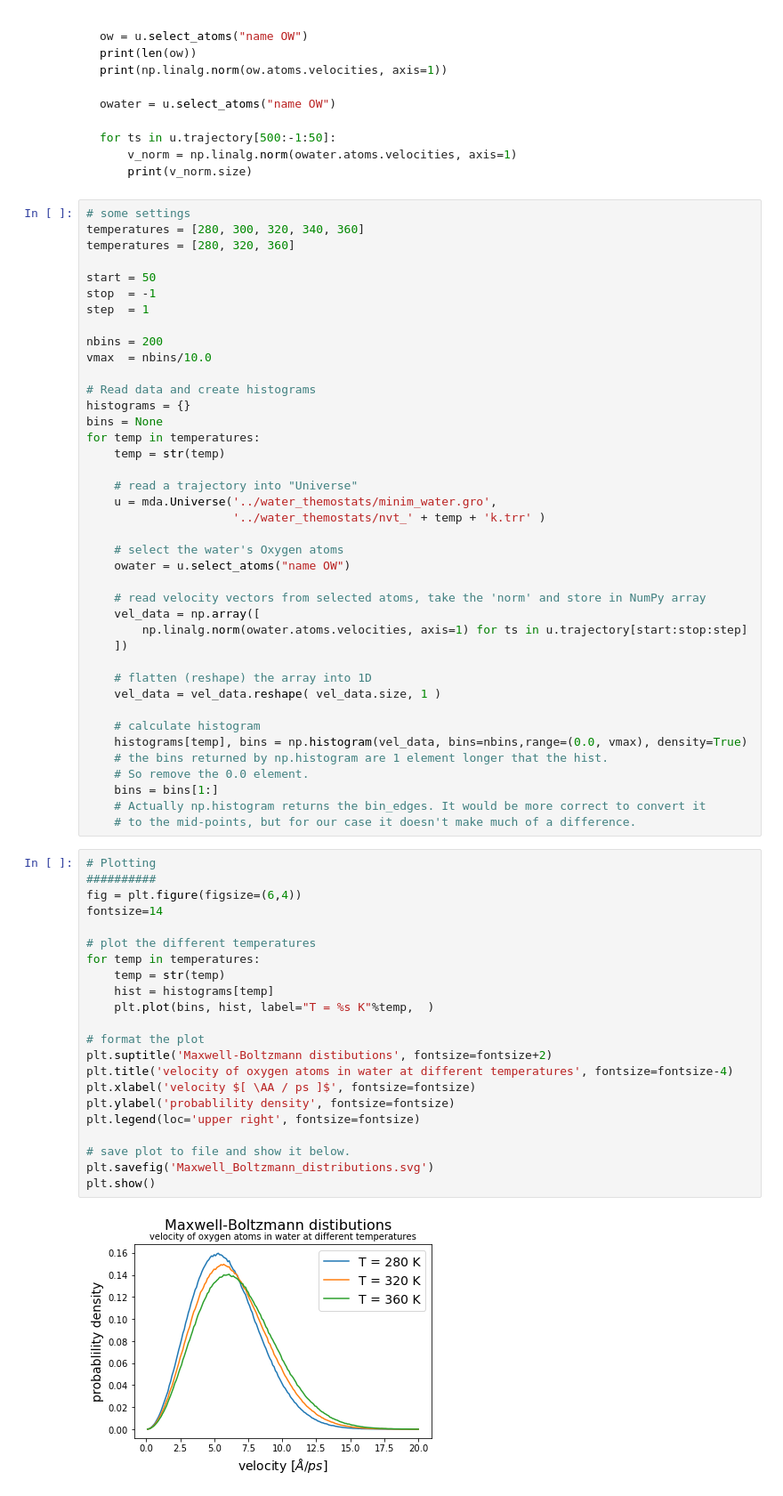
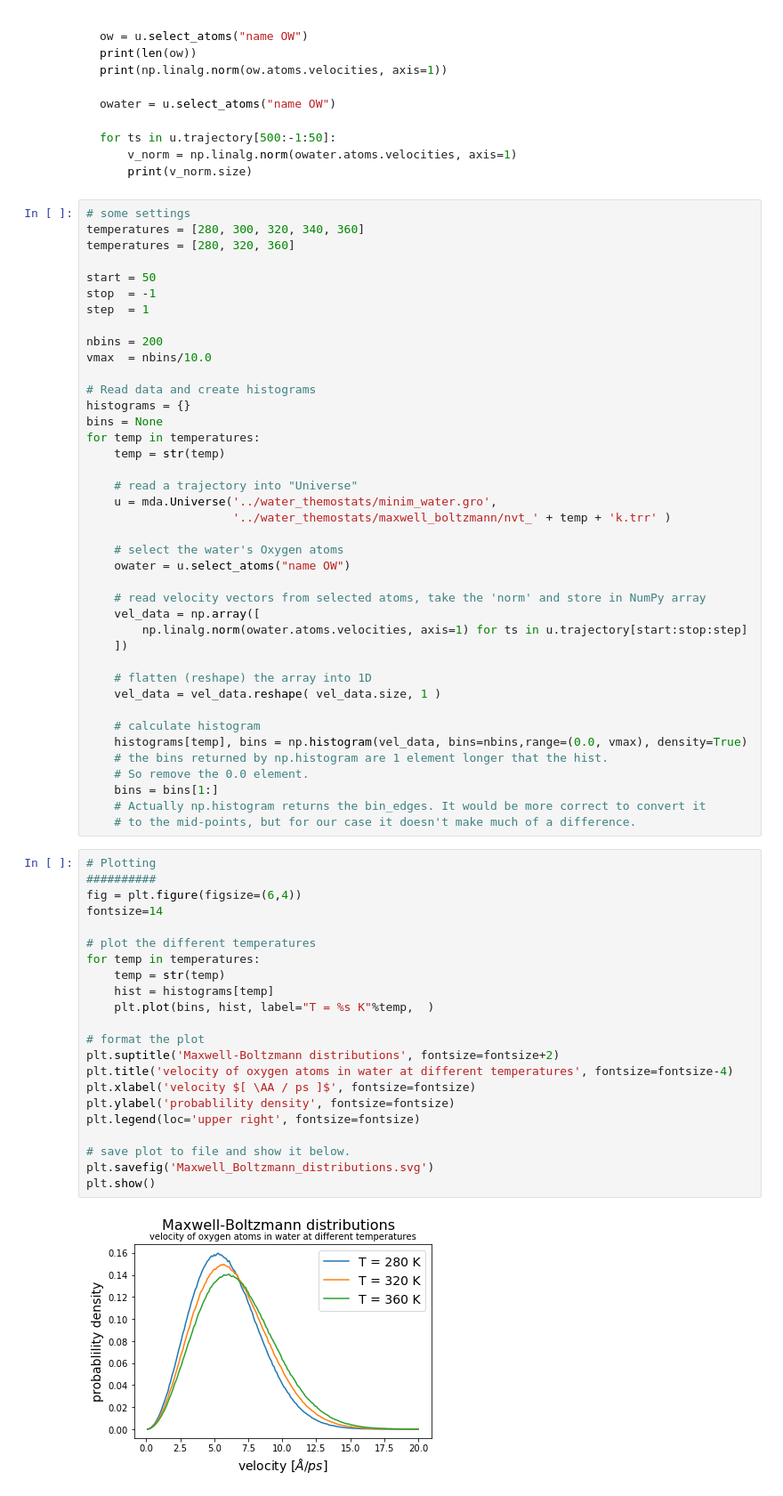
Before and after one commit to ComputeCanada/molmodsim-md-theory-lesson-novice, a Jupyter notebook: code/thermostats/Maxwell-Boltzmann-distributions.ipynb, the cells around one changed output. Shown: that part at 89% size. Cells and saved outputs as stored; diff of their text form.

Commit message:
fix typo in Maxwell-Blotzmann image

```diff
--- a/code/thermostats/Maxwell-Boltzmann-distributions.ipynb
+++ b/code/thermostats/Maxwell-Boltzmann-distributions.ipynb
@@ -52,7 +54,7 @@ for temp in temperatures:
 
     # read a trajectory into "Universe"
     u = mda.Universe('../water_themostats/minim_water.gro',
-                     '../water_themostats/nvt_' + temp + 'k.trr' )
+                     '../water_themostats/maxwell_boltzmann/nvt_' + temp + 'k.trr' )
 
     # select the water's Oxygen atoms
     owater = u.select_atoms("name OW")
@@ -75,24 +77,24 @@ for temp in temperatures:
 # %%
 # Plotting
 ##########
 fig = plt.figure(figsize=(6,4))
 fontsize=14
 
 # plot the different temperatures
 for temp in temperatures:
     temp = str(temp)
     hist = histograms[temp]
     plt.plot(bins, hist, label="T = %s K"%temp,  )
 
 # format the plot
-plt.suptitle('Maxwell-Boltzmann distibutions', fontsize=fontsize+2)
+plt.suptitle('Maxwell-Boltzmann distributions', fontsize=fontsize+2)
 plt.title('velocity of oxygen atoms in water at different temperatures', fontsize=fontsize-4)
 plt.xlabel('velocity $[ \AA / ps ]$', fontsize=fontsize)
 plt.ylabel('probablility density', fontsize=fontsize)
 plt.legend(loc='upper right', fontsize=fontsize)
 
 # save plot to file and show it below.
 plt.savefig('Maxwell_Boltzmann_distributions.svg')
 plt.show()
 # %% [output]
-[figure, old version]
+[figure, new version]
```
Also changed, not shown: parts of 1 cell of this notebook, 1 other file.
